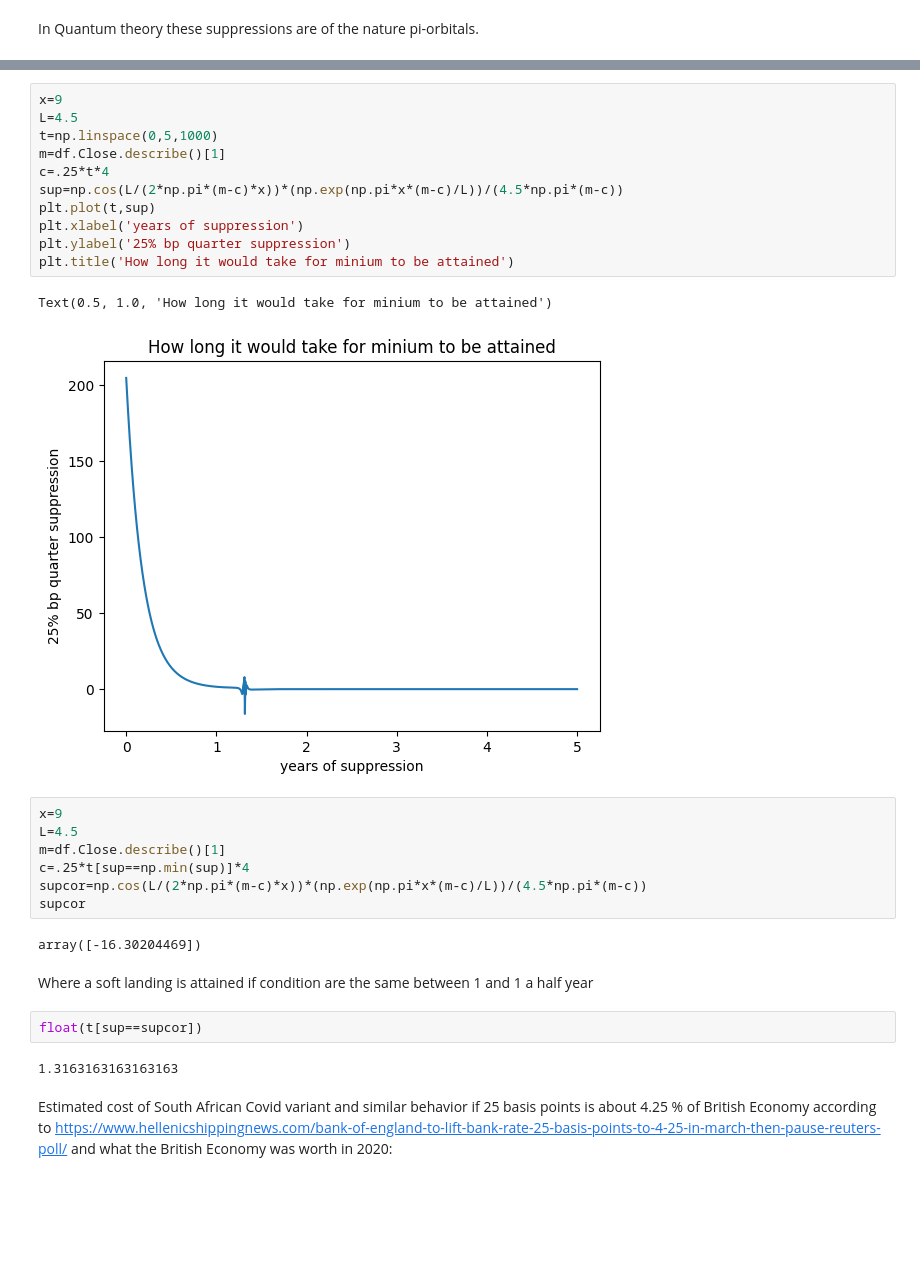
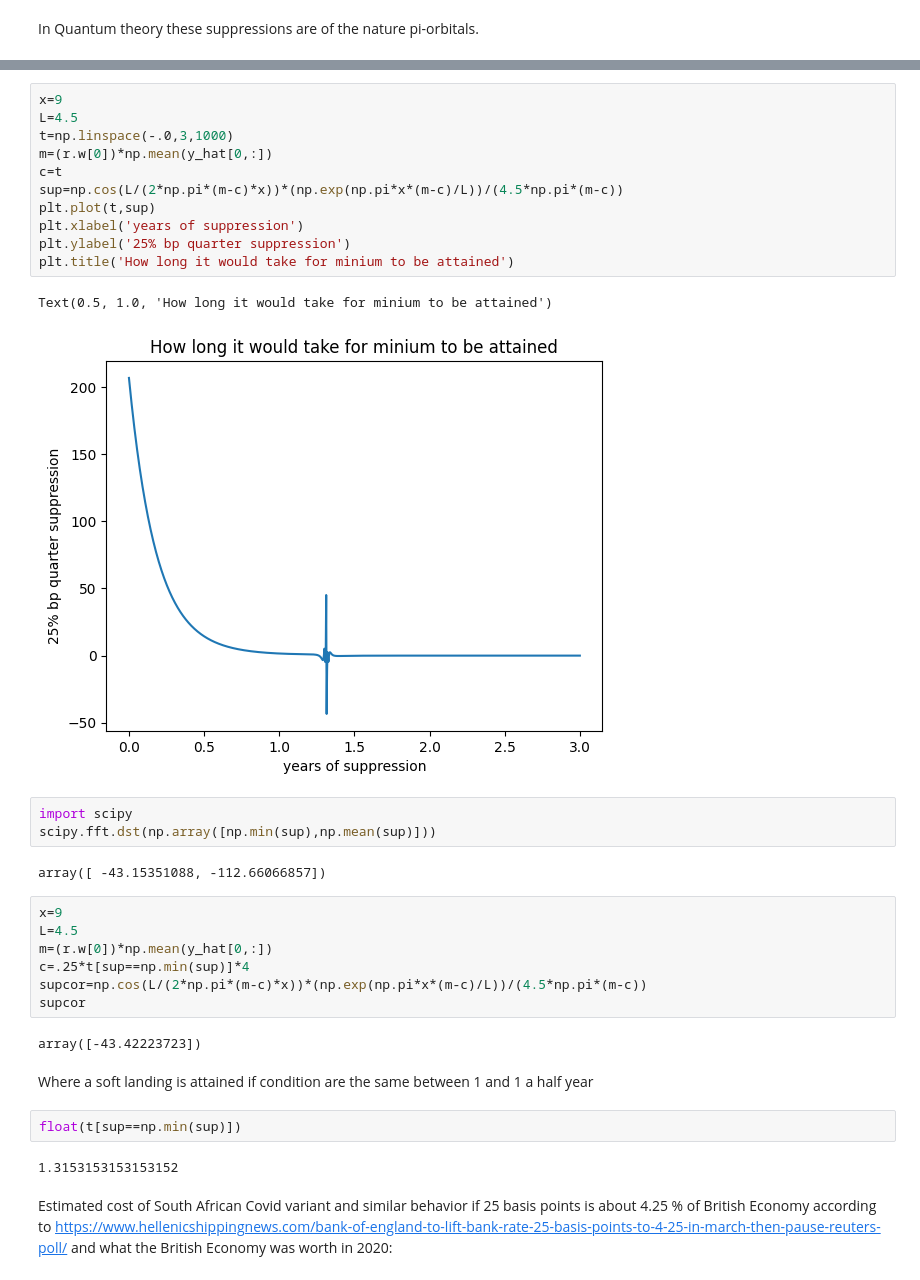
Before and after one commit to aimazin/Cost_South_African_Variant_to_UK, a Jupyter notebook: The_Cost_of_the_South_African_Variant_on_the_UK.ipynb, the cells around one changed output, grey strips where cells are left out. Cells and saved outputs as stored; diff of their text form; blank space fills up the shorter version.

```diff
--- a/The_Cost_of_the_South_African_Variant_on_the_UK.ipynb
+++ b/The_Cost_of_the_South_African_Variant_on_the_UK.ipynb
@@ -233,32 +219,37 @@ print(df.Close.describe()[1],m-c)
 # %%
 x=9
 L=4.5
-t=np.linspace(0,5,1000)
-m=df.Close.describe()[1]
-c=.25*t*4
+t=np.linspace(-.0,3,1000)
+m=(r.w[0])*np.mean(y_hat[0,:])
+c=t
 sup=np.cos(L/(2*np.pi*(m-c)*x))*(np.exp(np.pi*x*(m-c)/L))/(4.5*np.pi*(m-c))
 plt.plot(t,sup)
 plt.xlabel('years of suppression')
 plt.ylabel('25% bp quarter suppression')
 plt.title('How long it would take for minium to be attained')
 # %% [output]
 Text(0.5, 1.0, 'How long it would take for minium to be attained')
-[figure, old version]
+[figure, new version]
+# %%
+import scipy
+scipy.fft.dst(np.array([np.min(sup),np.mean(sup)]))
+# %% [output]
+array([ -43.15351088, -112.66066857])
 # %%
 x=9
 L=4.5
-m=df.Close.describe()[1]
+m=(r.w[0])*np.mean(y_hat[0,:])
 c=.25*t[sup==np.min(sup)]*4
 supcor=np.cos(L/(2*np.pi*(m-c)*x))*(np.exp(np.pi*x*(m-c)/L))/(4.5*np.pi*(m-c))
 supcor
 # %% [output]
-array([-16.30204469])
+array([-43.42223723])
 # %% [markdown]
 Where a soft landing is attained if condition are the same between 1 and 1 a half year
 # %%
-float(t[sup==supcor])
+float(t[sup==np.min(sup)])
 # %% [output]
-1.3163163163163163
+1.3153153153153152
 # %% [markdown]
 Estimated cost of South African Covid variant and similar behavior if 25 basis points is about 4.25 % of British Economy according to https://www.hellenicshippingnews.com/bank-of-england-to-lift-bank-rate-25-basis-points-to-4-25-in-march-then-pause-reuters-poll/ and what the British Economy was worth in 2020:
 # %%
```
Also changed, not shown: parts of 12 cells of this notebook.
